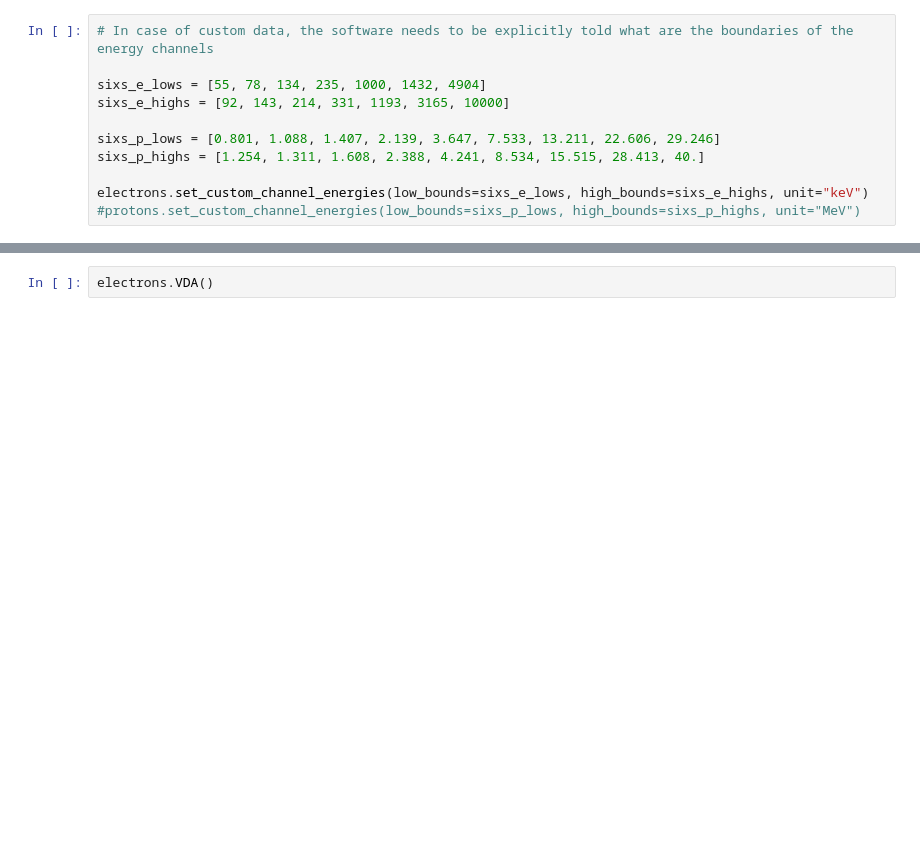
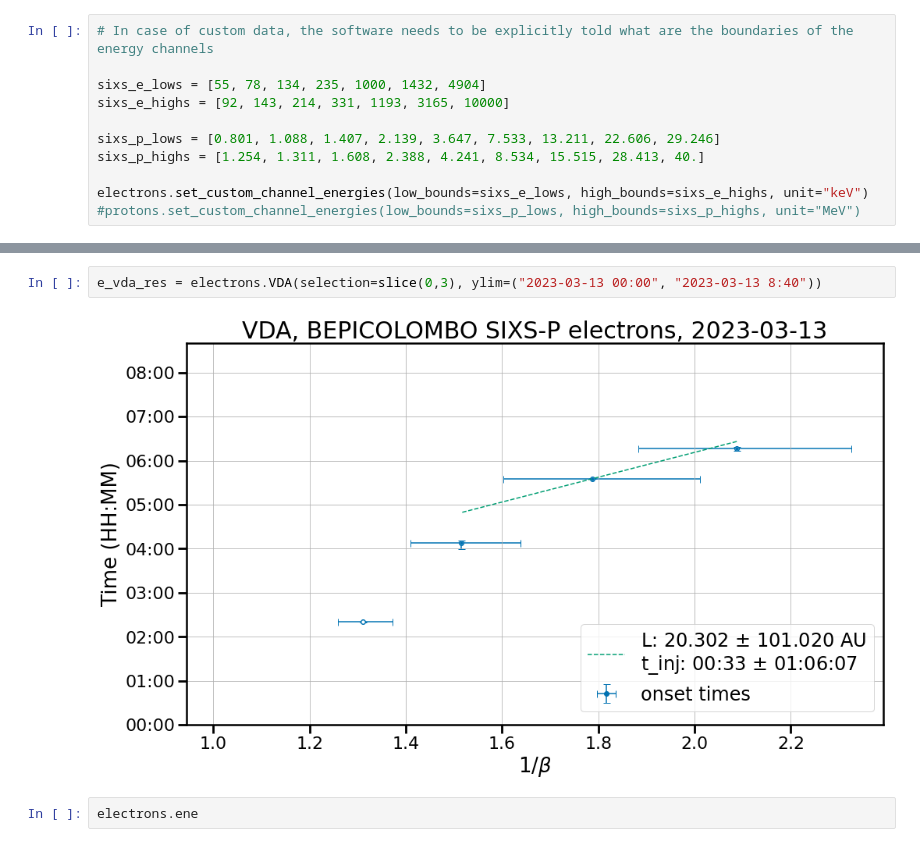
Before and after one commit to Christian-Palmroos/PyOnset, a Jupyter notebook: custom_data_testing.ipynb, the cells around one changed output, grey strips where cells are left out. Drawn from its saved outputs; the diff is of its cells as text; blank space fills up the shorter version.

```diff
--- a/custom_data_testing.ipynb
+++ b/custom_data_testing.ipynb
@@ -104,2 +129,6 @@ electrons.data.columns
 # %%
-electrons.VDA()
+e_vda_res = electrons.VDA(selection=slice(0,3), ylim=("2023-03-13 00:00", "2023-03-13 8:40"))
+# %% [output]
+[figure, added]
+# %%
+electrons.ene
```
Also changed, not shown: parts of 9 cells of this notebook, 1 other file.
